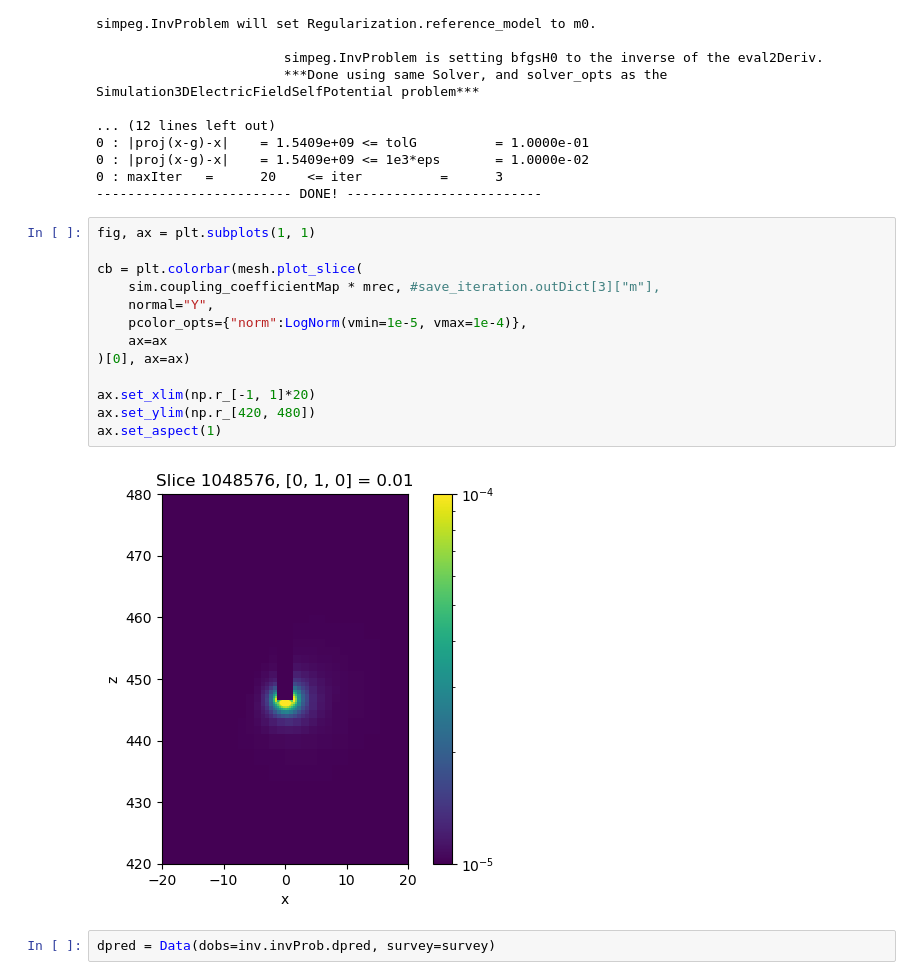
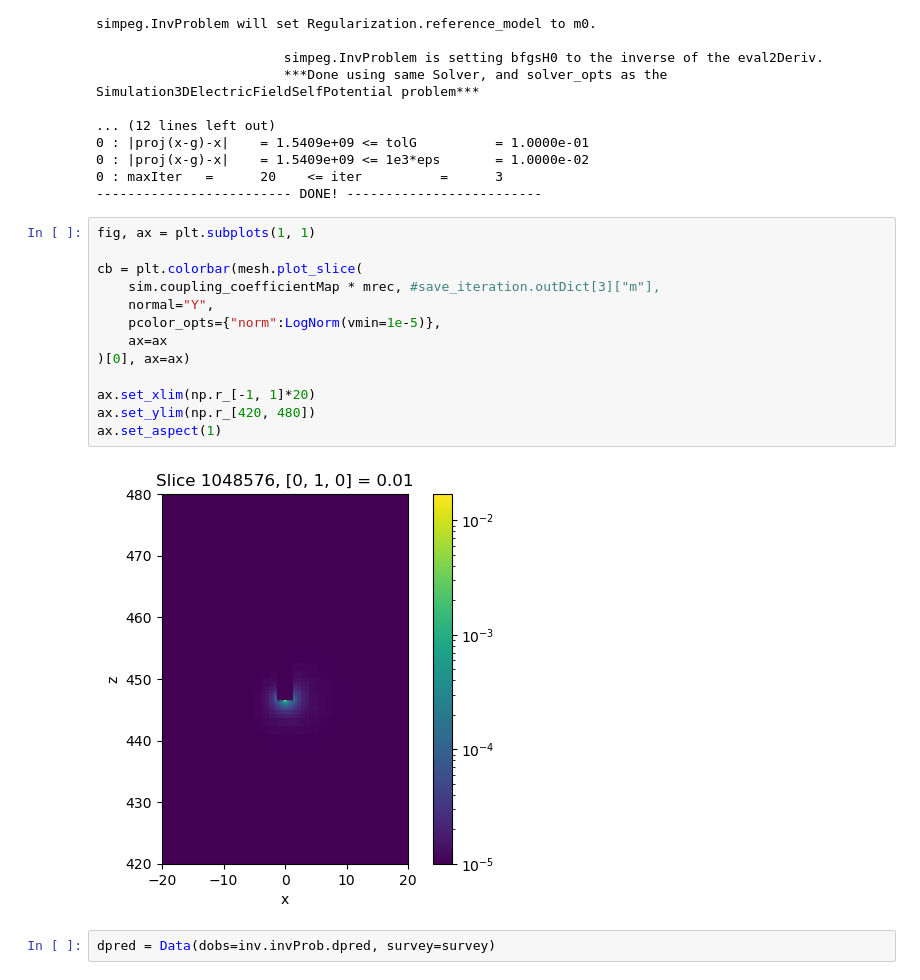
Before and after one commit to lheagy/sp-csem-inv, a Jupyter notebook: notebooks/inversion.ipynb, the cells around one changed output. Cells and saved outputs as stored; diff of their text form.

```diff
--- a/notebooks/inversion.ipynb
+++ b/notebooks/inversion.ipynb
@@ -350,18 +350,18 @@ simpeg.InvProblem will set Regularization.reference_model to m0.
 # %%
 fig, ax = plt.subplots(1, 1)
 
 cb = plt.colorbar(mesh.plot_slice(
     sim.coupling_coefficientMap * mrec, #save_iteration.outDict[3]["m"],
     normal="Y",
-    pcolor_opts={"norm":LogNorm(vmin=1e-5, vmax=1e-4)},
+    pcolor_opts={"norm":LogNorm(vmin=1e-5)},
     ax=ax
 )[0], ax=ax)
 
 ax.set_xlim(np.r_[-1, 1]*20)
 ax.set_ylim(np.r_[420, 480])
 ax.set_aspect(1)
 # %% [output]
-[figure, old version]
+[figure, new version]
 # %%
 dpred = Data(dobs=inv.invProb.dpred, survey=survey)
 # %%
```
Also changed, not shown: 1 other file.
